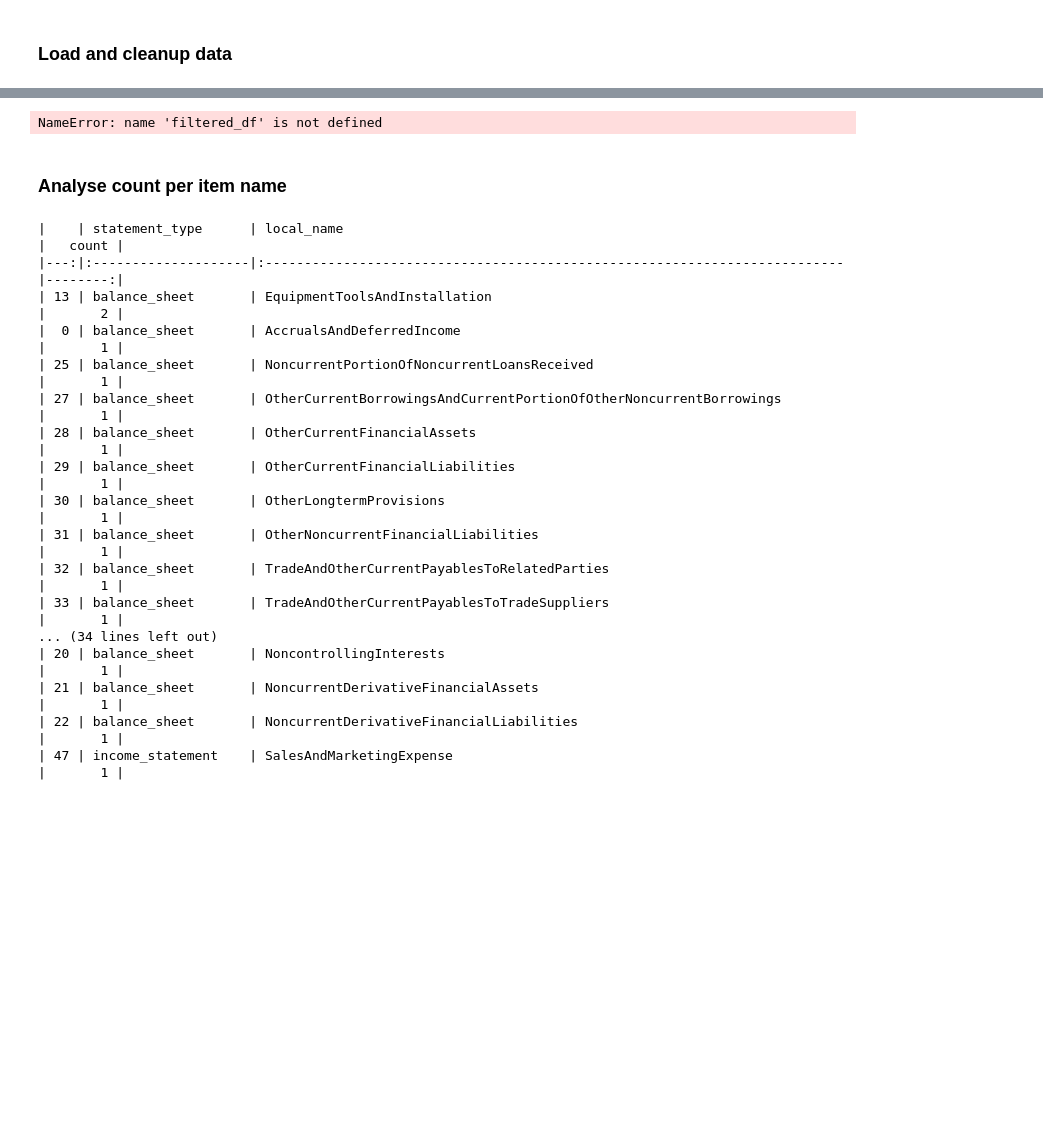
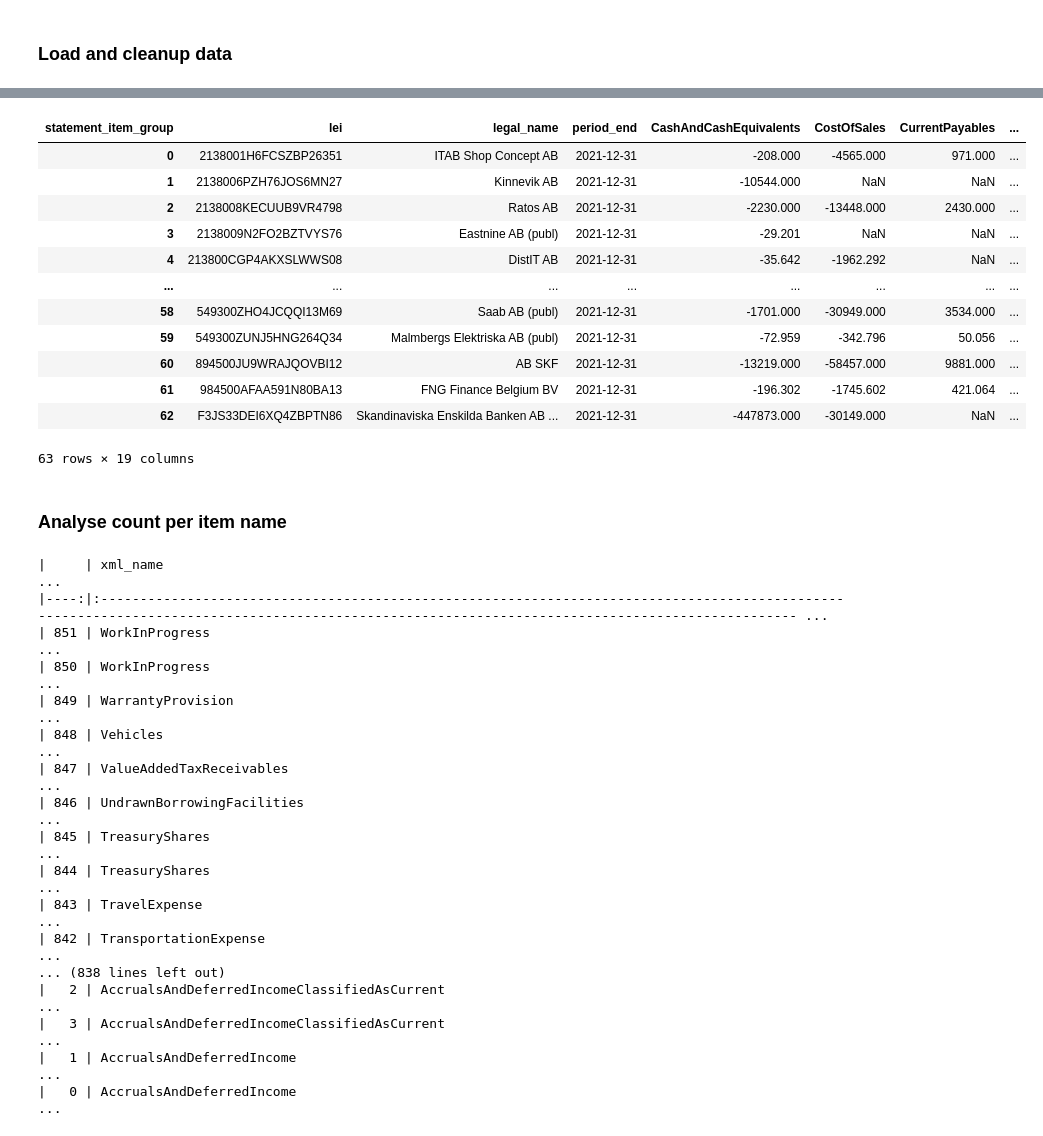
Before and after one commit to ggravlingen/pyesef, a Jupyter notebook: pyesef/helpers/analysis.ipynb, the cells around one changed output, grey strips where cells are left out. Cells and saved outputs as stored; diff of their text form; code cells hidden in the pictures; blank space fills up the shorter version.

```diff
--- a/pyesef/helpers/analysis.ipynb
+++ b/pyesef/helpers/analysis.ipynb
@@ -82,39 +89,46 @@ UndefinedVariableError: name 'local_name' is not defined
 # %%
-table = pd.pivot_table(
-    filtered_df,
-    values='value',
-    index=['lei', "legal_name", "period_end", "statement_type", "statement_item_group", "local_name"],
-    #columns=['statement_item_group'],
-    aggfunc=np.sum
-).reset_index()
+# Ratios
+table["ratio_gross_margin"] = 1 - (table["Revenue"] + table["CostOfSales"]) / table["Revenue"]
+table["ratio_sga_revenue"] = (-table["SellingGeneralAndAdministrativeExpense"] / table["Revenue"])
+#table["cash_to_ta"] = table["CashAndCashEquivalents"] / table["Assets"]
 
-# Ratios
-#table["gross_margin"] = 1-table["CostOfSales"] / table["Revenue"]
-#table["cash_to_ta"] = table["CashAndCashEquivalents"] / table["Assets"]
-t = table.sort_values(by=['statement_type', "statement_item_group"], ascending=False, na_position='last')
-print(t.to_markdown())
+table
+#t = table.sort_values(by=['statement_type', "statement_item_group"], ascending=False, na_position='last')
+#print(t.to_markdown())
 # %% [output]
+| statement_item_group | lei | legal_name | period_end | CashAndCashEquivalents | CostOfSales | CurrentPayables | ... |
+| 0 | 2138001H6FCSZBP26351 | ITAB Shop Concept AB | 2021-12-31 | -208.000 | -4565.000 | 971.000 | ... |
+| 1 | 2138006PZH76JOS6MN27 | Kinnevik AB | 2021-12-31 | -10544.000 | NaN | NaN | ... |
+| 2 | 2138008KECUUB9VR4798 | Ratos AB | 2021-12-31 | -2230.000 | -13448.000 | 2430.000 | ... |
+| 3 | 2138009N2FO2BZTVYS76 | Eastnine AB (publ) | 2021-12-31 | -29.201 | NaN | NaN | ... |
+| 4 | 213800CGP4AKXSLWWS08 | DistIT AB | 2021-12-31 | -35.642 | -1962.292 | NaN | ... |
+| ... | ... | ... | ... | ... | ... | ... | ... |
+| 58 | 549300ZHO4JCQQI13M69 | Saab AB (publ) | 2021-12-31 | -1701.000 | -30949.000 | 3534.000 | ... |
+| 59 | 549300ZUNJ5HNG264Q34 | Malmbergs Elektriska AB (publ) | 2021-12-31 | -72.959 | -342.796 | 50.056 | ... |
+| 60 | 894500JU9WRAJQOVBI12 | AB SKF | 2021-12-31 | -13219.000 | -58457.000 | 9881.000 | ... |
+| 61 | 984500AFAA591N80BA13 | FNG Finance Belgium BV | 2021-12-31 | -196.302 | -1745.602 | 421.064 | ... |
+| 62 | F3JS33DEI6XQ4ZBPTN86 | Skandinaviska Enskilda Banken AB ... | 2021-12-31 | -447873.000 | -30149.000 | NaN | ... |
-NameError: name 'filtered_df' is not defined
+63 rows × 19 columns
 # %% [markdown]
 ### Analyse count per item name
 # %%
-a = filtered_df.groupby(["statement_type", "local_name"])["lei"].count().reset_index(name='count').sort_values(['count'], ascending=False)
+a = filtered_df.groupby(["xml_name", "statement_type"])["lei"].count().reset_index(name='count').sort_values(['xml_name'], ascending=False)
 print(a.to_markdown())
 # %% [output]
-|    | statement_type      | local_name                                                                |   count |
-|---:|:--------------------|:--------------------------------------------------------------------------|--------:|
-| 13 | balance_sheet       | EquipmentToolsAndInstallation                                             |       2 |
-|  0 | balance_sheet       | AccrualsAndDeferredIncome                                                 |       1 |
-| 25 | balance_sheet       | NoncurrentPortionOfNoncurrentLoansReceived                                |       1 |
-| 27 | balance_sheet       | OtherCurrentBorrowingsAndCurrentPortionOfOtherNoncurrentBorrowings        |       1 |
-| 28 | balance_sheet       | OtherCurrentFinancialAssets                                               |       1 |
-| 29 | balance_sheet       | OtherCurrentFinancialLiabilities                                          |       1 |
-| 30 | balance_sheet       | OtherLongtermProvisions                                                   |       1 |
-| 31 | balance_sheet       | OtherNoncurrentFinancialLiabilities                                       |       1 |
-| 32 | balance_sheet       | TradeAndOtherCurrentPayablesToRelatedParties                              |       1 |
-| 33 | balance_sheet       | TradeAndOtherCurrentPayablesToTradeSuppliers                              |       1 |
-... (34 lines left out)
-| 20 | balance_sheet       | NoncontrollingInterests                                                   |       1 |
-| 21 | balance_sheet       | NoncurrentDerivativeFinancialAssets                                       |       1 |
-| 22 | balance_sheet       | NoncurrentDerivativeFinancialLiabilities                                  |       1 |
-| 47 | income_statement    | SalesAndMarketingExpense                                                  |       1 |
+|     | xml_name                                                                                                                                                                                         ...
+|----:|:------------------------------------------------------------------------------------------------------------------------------------------------------------------------------------------------ ...
+| 851 | WorkInProgress                                                                                                                                                                                   ...
+| 850 | WorkInProgress                                                                                                                                                                                   ...
+| 849 | WarrantyProvision                                                                                                                                                                                ...
+| 848 | Vehicles                                                                                                                                                                                         ...
+| 847 | ValueAddedTaxReceivables                                                                                                                                                                         ...
+| 846 | UndrawnBorrowingFacilities                                                                                                                                                                       ...
+| 845 | TreasuryShares                                                                                                                                                                                   ...
+| 844 | TreasuryShares                                                                                                                                                                                   ...
+| 843 | TravelExpense                                                                                                                                                                                    ...
+| 842 | TransportationExpense                                                                                                                                                                            ...
+... (838 lines left out)
+|   2 | AccrualsAndDeferredIncomeClassifiedAsCurrent                                                                                                                                                     ...
+|   3 | AccrualsAndDeferredIncomeClassifiedAsCurrent                                                                                                                                                     ...
+|   1 | AccrualsAndDeferredIncome                                                                                                                                                                        ...
+|   0 | AccrualsAndDeferredIncome                                                                                                                                                                        ...
```
Also changed, not shown: parts of 8 cells of this notebook, 8 other files.
